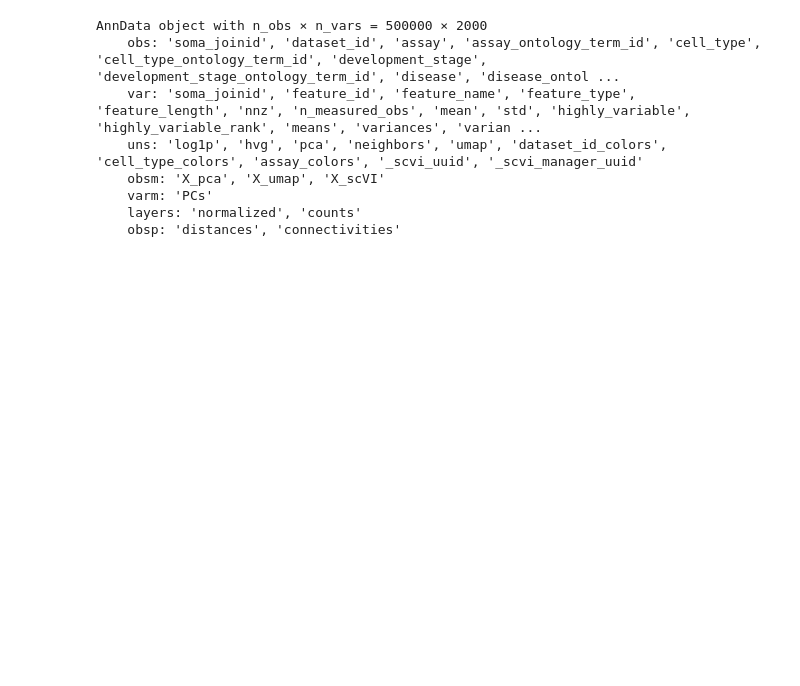
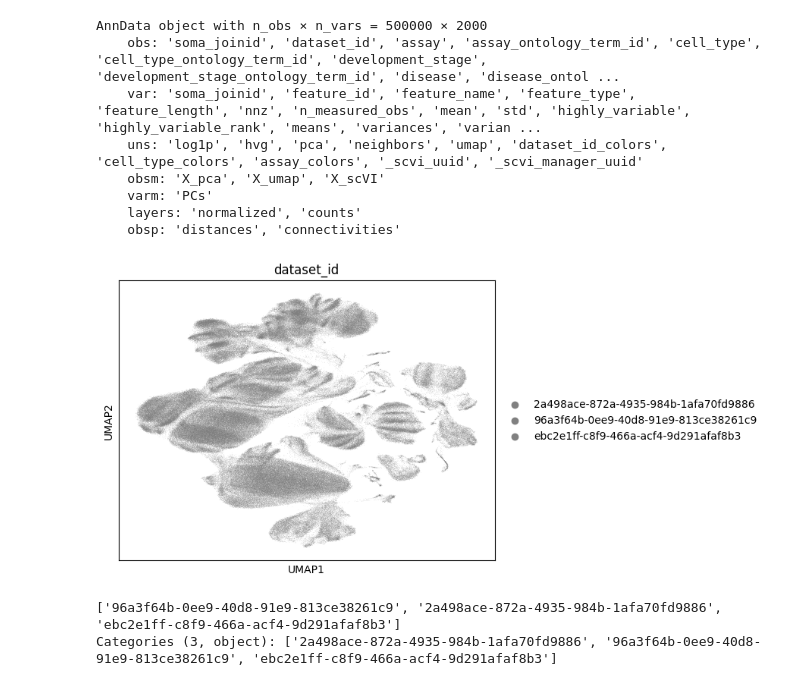
Before and after one commit to subramaniam-lab-ucsd/immune-foundation-model, a Jupyter notebook: src/code/02_immune_data_combine.ipynb, the cells around one changed output. Saved outputs shown, nothing was run; the diff lists cells and outputs as text; code cells hidden in the pictures; blank space fills up the shorter version.

```diff
--- a/src/code/02_immune_data_combine.ipynb
+++ b/src/code/02_immune_data_combine.ipynb
@@ -141,3 +141,5 @@ cell_sums_after = np.sum(chunk_1.X, axis=1)
 cell_sums_after_norm = np.sum(chunk_1.layers["normalized"], axis=1)
 print("Total expression after normalization:", cell_sums_after[:10])  # Print for first 10 cells
 print("Total expression after normalization (IN NORM):", cell_sums_after_norm[:10])  # Print for first 10 cells
+# %%
+test_chunk = sc.read_h5ad("../data/cellxgene_data/covid_PBMC_chunk2.h5ad")
@@ -143,0 +164,5 @@ print("Total expression after normalization (IN NORM):", cell_sums_after_norm[:1
+# %%
+test_chunk.obs.dataset_id.unique()
+sc.pl.umap(test_chunk,color="dataset_id")
+# %% [output]
+[figure, added]
@@ -143,0 +171,5 @@ print("Total expression after normalization (IN NORM):", cell_sums_after_norm[:1
+# %%
+print(test_chunk.obs["dataset_id"].unique())
+# %% [output]
+['96a3f64b-0ee9-40d8-91e9-813ce38261c9', '2a498ace-872a-4935-984b-1afa70fd9886', 'ebc2e1ff-c8f9-466a-acf4-9d291afaf8b3']
+Categories (3, object): ['2a498ace-872a-4935-984b-1afa70fd9886', '96a3f64b-0ee9-40d8-91e9-813ce38261c9', 'ebc2e1ff-c8f9-466a-acf4-9d291afaf8b3']
```
Also changed, not shown: parts of 5 cells of this notebook, 3 other files.
